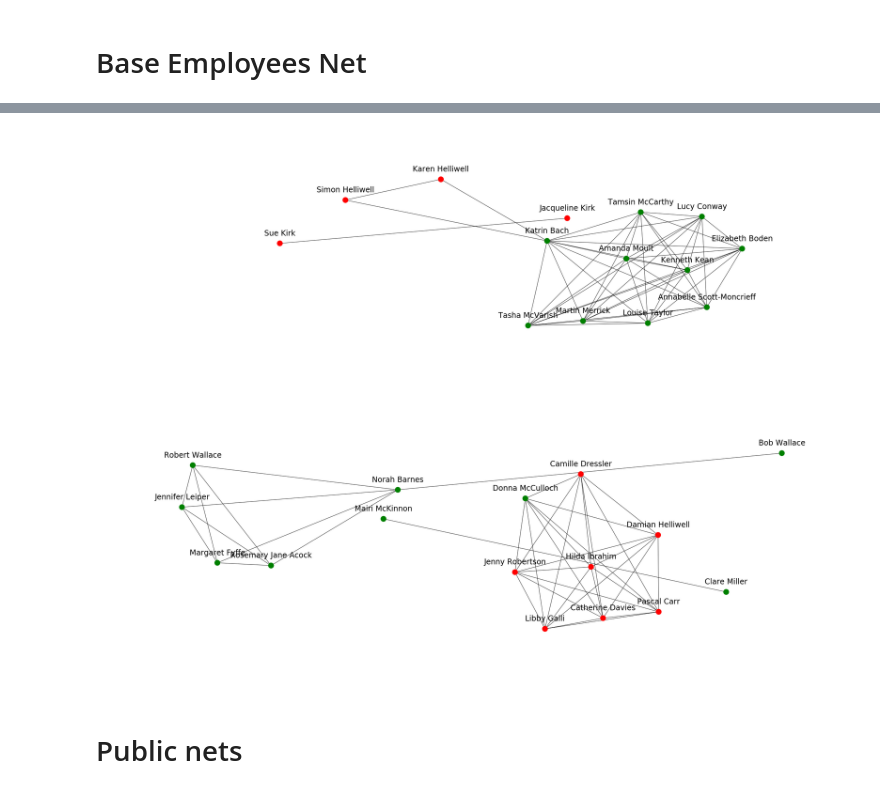
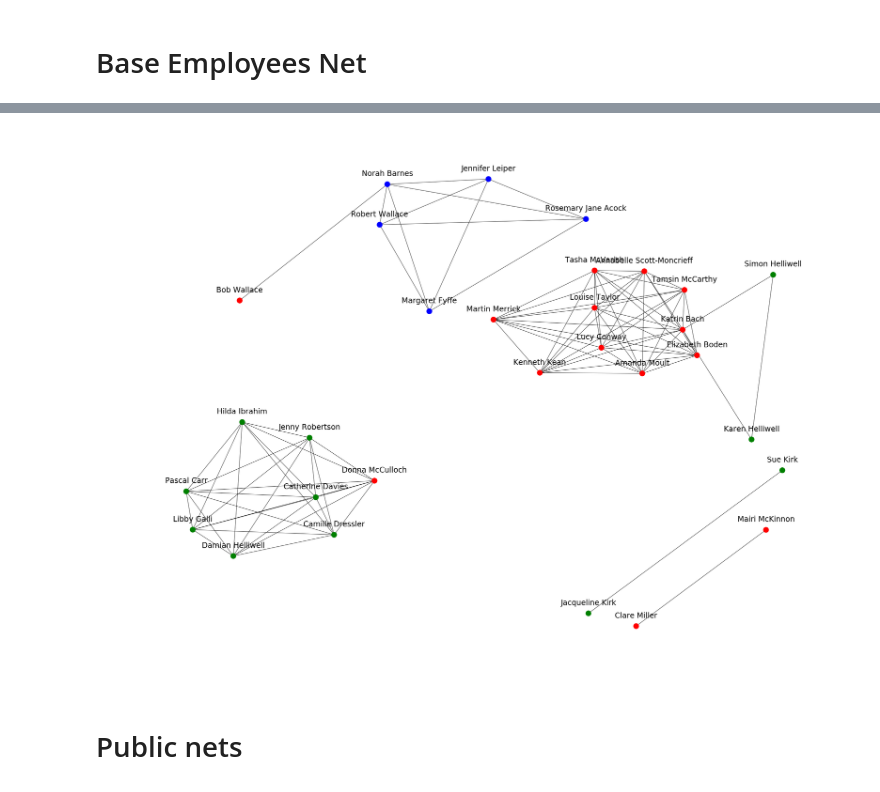
Before and after one commit to Daniel-Davies/DissertationCode, a Jupyter notebook: Eigg/Utilities/BusinessNetSplit/EmployeeNets.ipynb, the cells around one changed output, grey strips where cells are left out. Drawn from its saved outputs; the diff is of its cells as text; code cells hidden in the pictures.

```diff
--- a/Eigg/Utilities/BusinessNetSplit/EmployeeNets.ipynb
+++ b/Eigg/Utilities/BusinessNetSplit/EmployeeNets.ipynb
@@ -67,13 +74,19 @@ plotGraph(G,labels)
 # %%
 publicEmployees = involvedInPublicServices()
 data = employeeGraph()
 G,labels = buildNamedBusinessGraph(data)
 remove = [node for node,degree in G.degree() if degree == 0]
 G.remove_nodes_from(remove)
-colors = ["red" if publicEmployees[x] == 0 else "green" for x in G.nodes()]
+colors = ["blue" if "Clean Planet Now" in data[x] else "red" if publicEmployees[x] == 1 else "green" for x in G.nodes()]
 plotGraph(G,labels,colors)
+
+# saveGraphToFile(G,'colouredEmployeeNets.txt')
+# labelsInOrder = list(G.nodes())
+# attributesInOrder = list(map(lambda x: str(int("Clean Planet Now" in data[x])) + " " + str(int(publicEmployees[x] == 0)) + " " + str(int("1" not in (str(int("Clean Planet Now" in data[x])) + " " + str(int(publicEmployees[x] == 0))))),G.nodes()))
+# np.savetxt('colouredEmployeeNetsLabels.txt', labelsInOrder, '%s')
+# np.savetxt('colouredEmployeeNetsAttr.txt', attributesInOrder, "%s")
 # %% [output]
-[figure, old version]
+[figure, new version]
 # %% [markdown]
 # Public nets
 # %%
```
Also changed, not shown: parts of 3 cells of this notebook, 28 other files.
